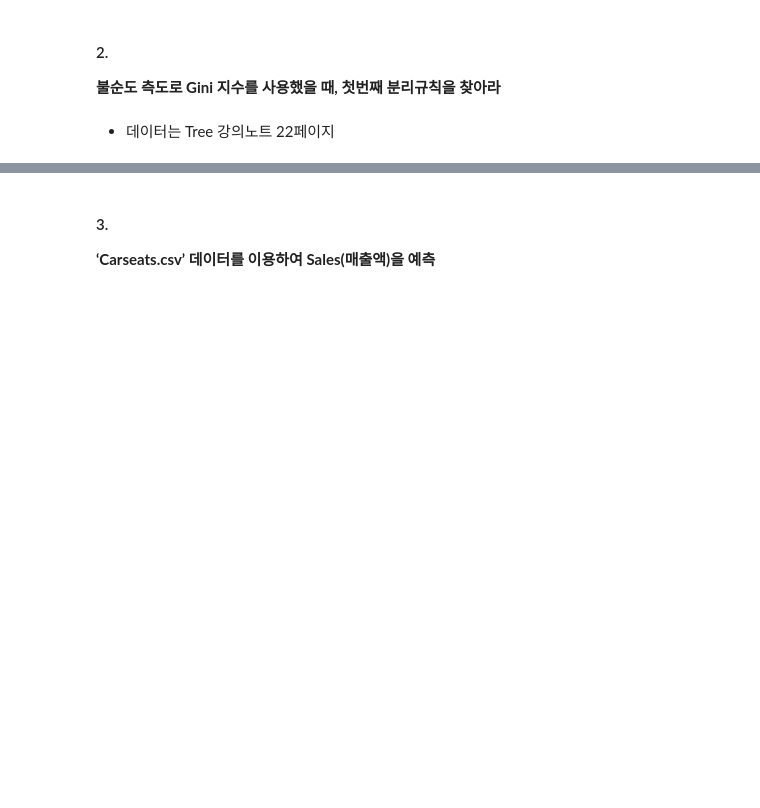
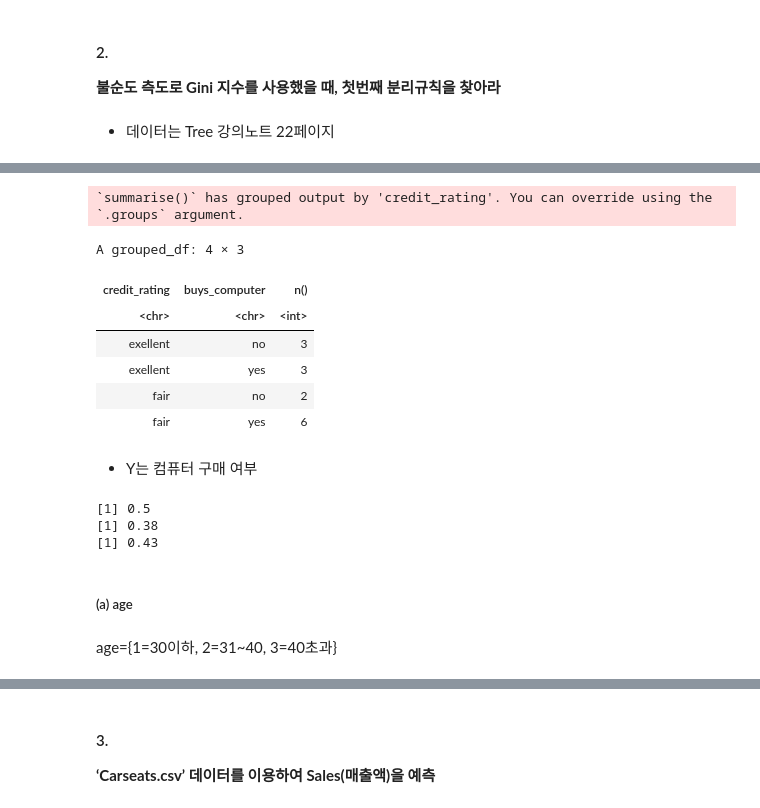
Before and after one commit to kimha02/ham, a Jupyter notebook: _notebooks/2022-05-23-datamining_hw.ipynb, the cells around one changed output, grey strips where cells are left out. Cells and saved outputs as stored; diff of their text form; code cells hidden in the pictures; blank space fills up the shorter version.

```diff
--- a/_notebooks/2022-05-17-datamining_hw.ipynb
+++ b/_notebooks/2022-05-23-datamining_hw.ipynb
@@ -79,0 +100,13 @@ ERROR: Error in eval(expr, envir, enclos): object 'Buy_Computer' not found
+# %%
+dt2 %>% group_by(credit_rating,buys_computer) %>% summarize(n())
+# %% [output]
+`summarise()` has grouped output by 'credit_rating'. You can override using the `.groups` argument.
+A grouped_df: 4 × 3
+| credit_rating | buys_computer | n() |
+| <chr> | <chr> | <int> |
+| exellent | no | 3 |
+| exellent | yes | 3 |
+| fair | no | 2 |
+| fair | yes | 6 |
+# %% [markdown]
+- Y는 컴퓨터 구매 여부
@@ -79,0 +124,10 @@ ERROR: Error in eval(expr, envir, enclos): object 'Buy_Computer' not found
+# %%
+gini(3,3,6,2)
+# %% [output]
+[1] 0.5
+[1] 0.38
+[1] 0.43
+# %% [markdown]
+##### (a) age
+# %% [markdown]
+age={1=30이하, 2=31~40, 3=40초과}
```
Also changed, not shown: parts of 13 cells of this notebook.
